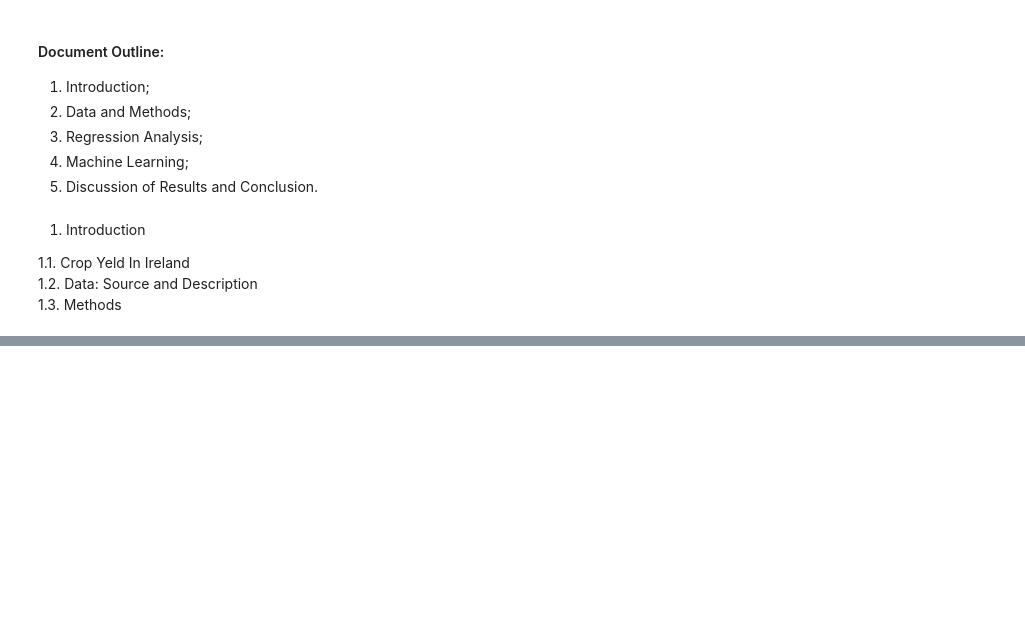
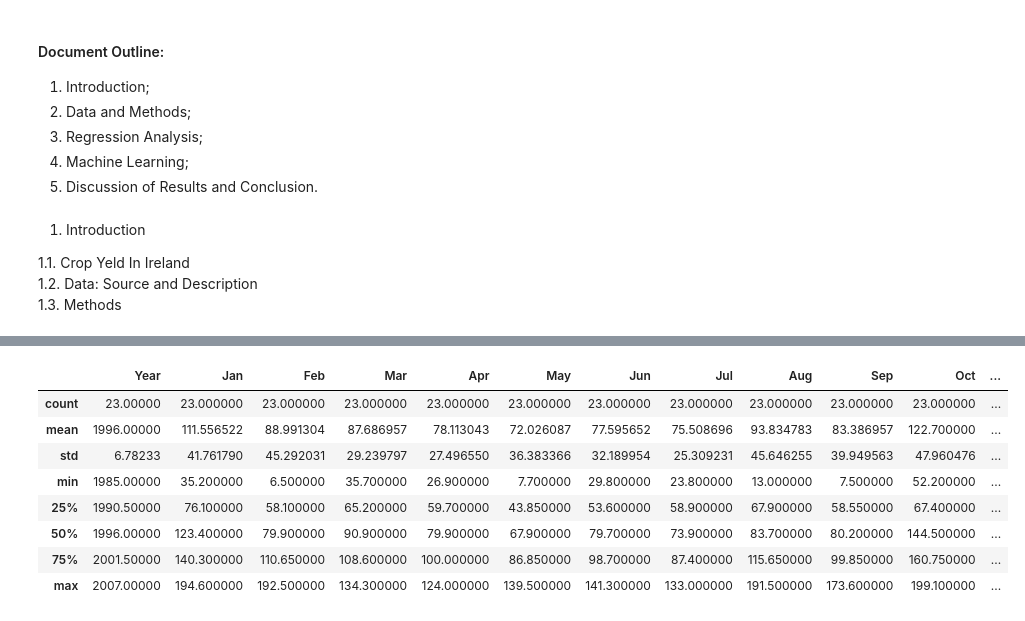
Before and after one commit to Vitalismirnov/CA2_Smirnoff, a Jupyter notebook: CA2_VitalisSmirnovs.ipynb, the cells around one changed output, grey strips where cells are left out. Saved outputs shown, nothing was run; the diff lists cells and outputs as text; code cells hidden in the pictures; blank space fills up the shorter version.

```diff
--- a/CA2_VitalisSmirnovs.ipynb
+++ b/CA2_VitalisSmirnovs.ipynb
@@ -148,0 +174,16 @@ max    2007.000000  2007.000000    132.000000  2500.900000
+# %%
+# keep only years after 1985 & before 2007
+df = df[(df.Year >= 1985)]
+df = df[(df.Year <= 2007)]
+# %%
+df.describe()
+# %% [output]
+|  | Year | Jan | Feb | Mar | Apr | May | Jun | Jul | Aug | Sep | Oct | ... |
+| count | 23.00000 | 23.000000 | 23.000000 | 23.000000 | 23.000000 | 23.000000 | 23.000000 | 23.000000 | 23.000000 | 23.000000 | 23.000000 | ... |
+| mean | 1996.00000 | 111.556522 | 88.991304 | 87.686957 | 78.113043 | 72.026087 | 77.595652 | 75.508696 | 93.834783 | 83.386957 | 122.700000 | ... |
+| std | 6.78233 | 41.761790 | 45.292031 | 29.239797 | 27.496550 | 36.383366 | 32.189954 | 25.309231 | 45.646255 | 39.949563 | 47.960476 | ... |
+| min | 1985.00000 | 35.200000 | 6.500000 | 35.700000 | 26.900000 | 7.700000 | 29.800000 | 23.800000 | 13.000000 | 7.500000 | 52.200000 | ... |
+| 25% | 1990.50000 | 76.100000 | 58.100000 | 65.200000 | 59.700000 | 43.850000 | 53.600000 | 58.900000 | 67.900000 | 58.550000 | 67.400000 | ... |
+| 50% | 1996.00000 | 123.400000 | 79.900000 | 90.900000 | 79.900000 | 67.900000 | 79.700000 | 73.900000 | 83.700000 | 80.200000 | 144.500000 | ... |
+| 75% | 2001.50000 | 140.300000 | 110.650000 | 108.600000 | 100.000000 | 86.850000 | 98.700000 | 87.400000 | 115.650000 | 99.850000 | 160.750000 | ... |
+| max | 2007.00000 | 194.600000 | 192.500000 | 134.300000 | 124.000000 | 139.500000 | 141.300000 | 133.000000 | 191.500000 | 173.600000 | 199.100000 | ... |
```
Also changed, not shown: parts of 5 cells of this notebook, 2 other files.
